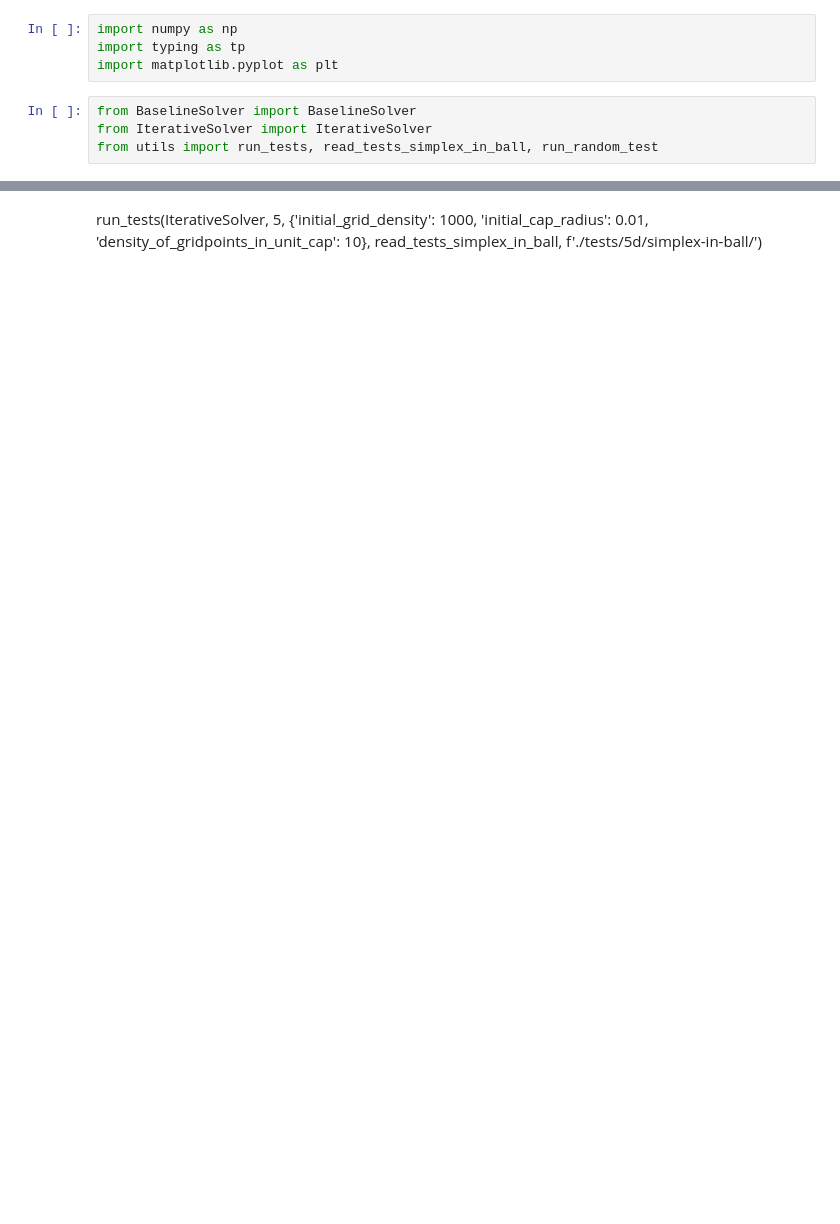
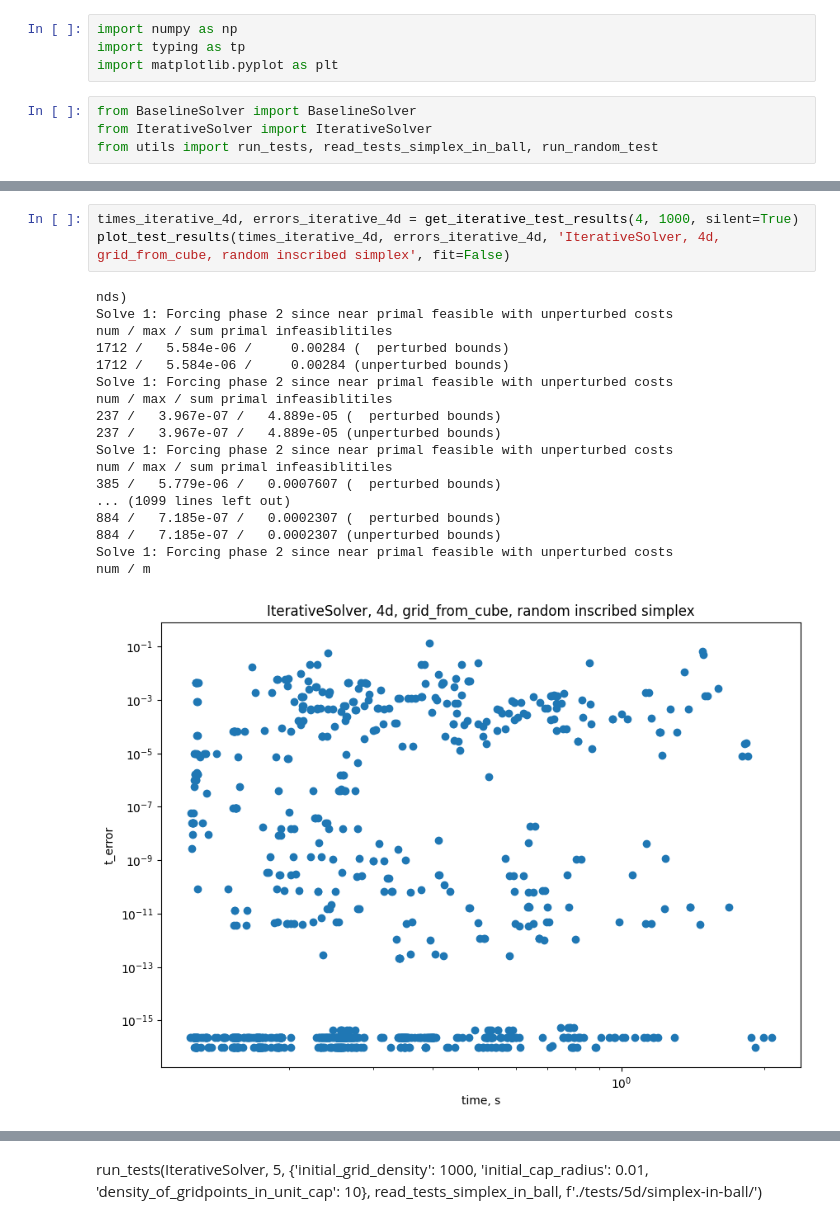
Before and after one commit to Paul566/GraduateThesis, a Jupyter notebook: nb.ipynb, the cells around one changed output, grey strips where cells are left out. Saved outputs shown, nothing was run; the diff lists cells and outputs as text; blank space fills up the shorter version.

```diff
--- a/nb.ipynb
+++ b/nb.ipynb
@@ -56,0 +98,22 @@ plot_test_results(times_baseline_5d, errors_baseline_5d, 'BaselineSolver, 5d, ra
+# %%
+times_iterative_4d, errors_iterative_4d = get_iterative_test_results(4, 1000, silent=True)
+plot_test_results(times_iterative_4d, errors_iterative_4d, 'IterativeSolver, 4d, grid_from_cube, random inscribed simplex', fit=False)
+# %% [output]
+nds)
+Solve 1: Forcing phase 2 since near primal feasible with unperturbed costs
+num / max / sum primal infeasiblitiles
+1712 /   5.584e-06 /     0.00284 (  perturbed bounds)
+1712 /   5.584e-06 /     0.00284 (unperturbed bounds)
+Solve 1: Forcing phase 2 since near primal feasible with unperturbed costs
+num / max / sum primal infeasiblitiles
+237 /   3.967e-07 /   4.889e-05 (  perturbed bounds)
+237 /   3.967e-07 /   4.889e-05 (unperturbed bounds)
+Solve 1: Forcing phase 2 since near primal feasible with unperturbed costs
+num / max / sum primal infeasiblitiles
+385 /   5.779e-06 /   0.0007607 (  perturbed bounds)
+... (1099 lines left out)
+884 /   7.185e-07 /   0.0002307 (  perturbed bounds)
+884 /   7.185e-07 /   0.0002307 (unperturbed bounds)
+Solve 1: Forcing phase 2 since near primal feasible with unperturbed costs
+num / m
+[figure, added]
```
Also changed, not shown: parts of 24 cells of this notebook, 11 other files.
